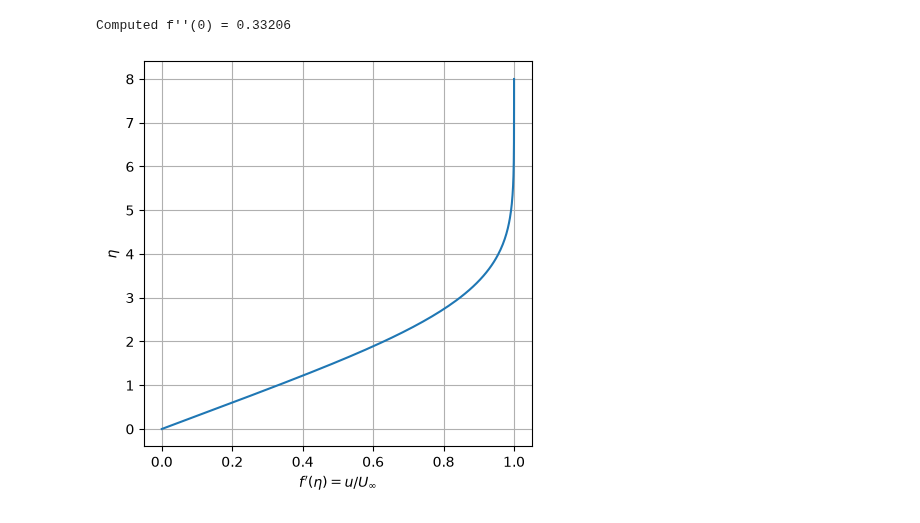
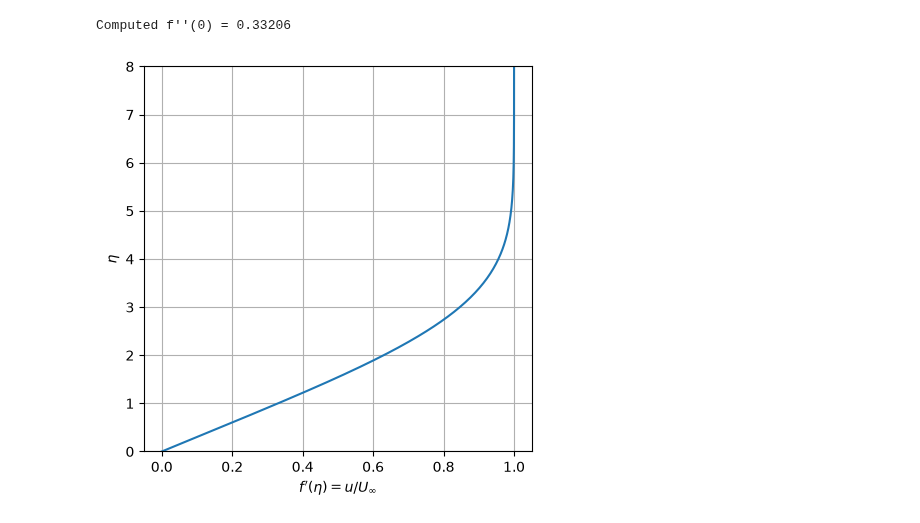
Before and after one commit to mtsn-lab/me137-237a, a Jupyter notebook: examples/blasiusPohlhausenEquations.ipynb, the cells around one changed output. Cells and saved outputs as stored; diff of their text form; code cells hidden in the pictures.

```diff
--- a/examples/blasiusPohlhausenEquations.ipynb
+++ b/examples/blasiusPohlhausenEquations.ipynb
@@ -166,36 +177,41 @@ def objective(alpha, eta_max=10.0):
 eta_far = 10.0  # Approximates infinity
 sol_root = root_scalar(objective, args=(eta_far,), bracket=[0.1, 1.0], method='brentq')
 alpha_optimal = sol_root.root
 
 # Generate full solution profile using optimal f''(0)
-eta_eval = np.linspace(0, 8, 200)
+#eta_eval = np.linspace(0, 8, 200)
+eta_max = 1000
+eta_steps = 50000
+
+eta_eval = np.linspace(0, eta_max, eta_steps)
 solution = solve_ivp(
     blasius_rhs,
-    [0, 8],
+    [0, eta_max],
     [0.0, 0.0, alpha_optimal],
     t_eval=eta_eval,
     rtol=1e-8,
     atol=1e-10
 )
 
 f = solution.y[0]
 df = solution.y[1]   # Dimensionless velocity u/U_inf
 d2f = solution.y[2]  # Shear stress profile
 
 print(f"Computed f''(0) = {alpha_optimal:.5f}")
 
 # Plotting profiles
 plt.figure(figsize=(5, 5))
 plt.plot(df, solution.t)
+plt.ylim(0, 8)
 plt.ylabel("$\eta$")
 plt.xlabel("$f'(\\eta) = u/U_\\infty$")
 plt.grid(True)
 # plt.legend()
 plt.savefig("blasius.pdf")
 plt.show()
 # %% [output]
 Computed f''(0) = 0.33206
-[figure, old version]
+[figure, new version]
 # %% [markdown]
 We can non-dimensionalize temperature:
 
```
Also changed, not shown: parts of 7 cells of this notebook, 2 other files.
